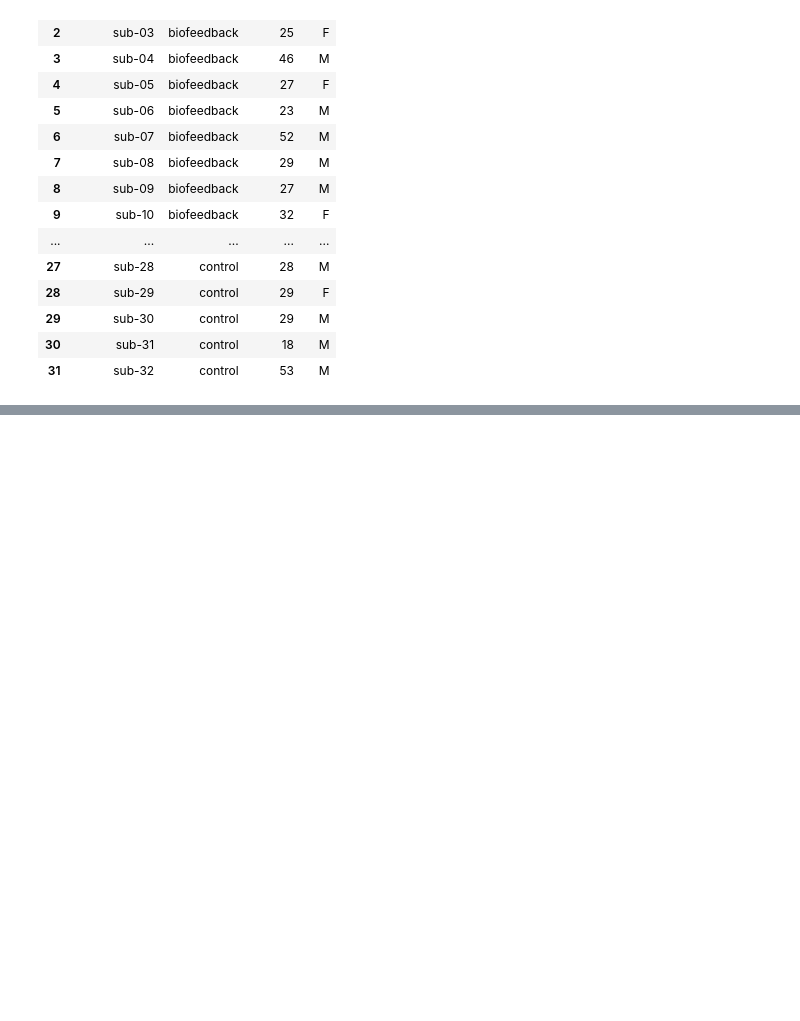
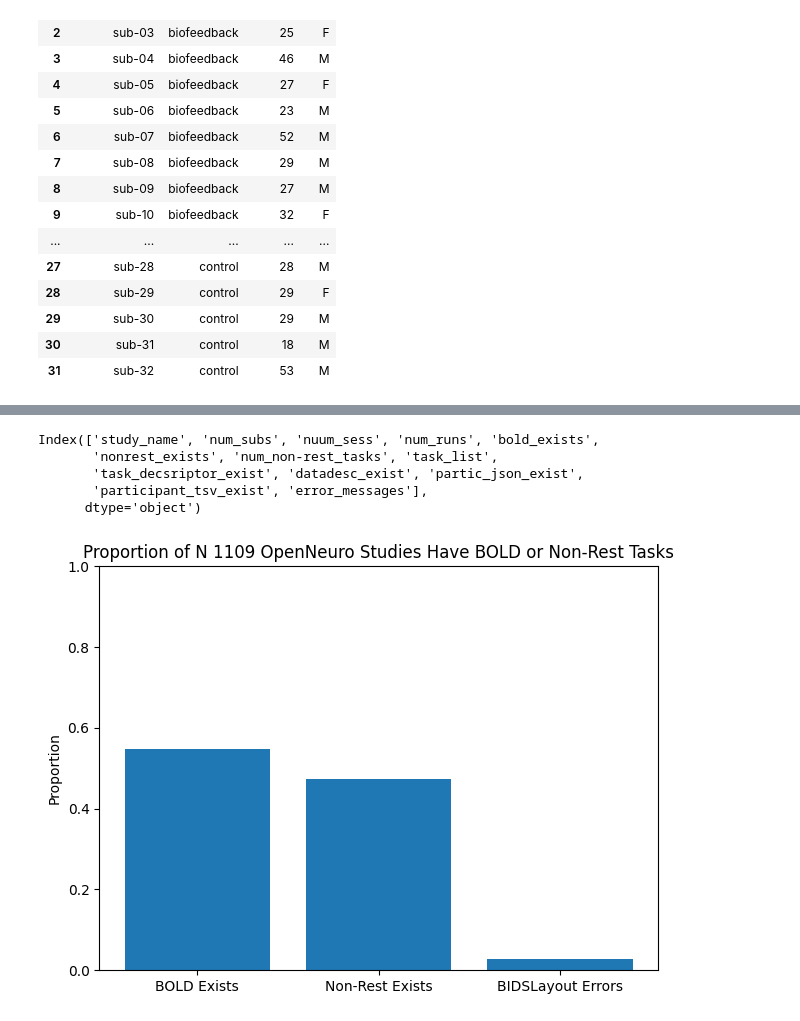
Before and after one commit to demidenm/openneuro_scrub, a Jupyter notebook: scripts/evaluating_files-values.ipynb, the cells around one changed output, grey strips where cells are left out. Cells and saved outputs as stored; diff of their text form; code cells hidden in the pictures; blank space fills up the shorter version.

```diff
--- a/scripts/evaluating_files-values.ipynb
+++ b/scripts/evaluating_files-values.ipynb
@@ -277,0 +451,3 @@ sep='\t')
+# %%
+dir_list = glob('/Users/demidenm/Desktop/Academia/Stanford/9_ResearchSci/OpenNeuro/data/openneuro/*/')
+len(dir_list)
@@ -277,0 +555,33 @@ sep='\t')
+# %%
+final_combined_df = pd.concat(combined_dataframes, ignore_index=True)
+final_study_info = pd.DataFrame(study_info_general)
+final_combined_df.to_csv('/Users/demidenm/Downloads/final_study_combined_checks.tsv', sep='\t')
+final_study_info.to_csv('/Users/demidenm/Downloads/final_study_details.tsv', sep='\t')
+# %%
+final_study_info.columns
+# %% [output]
+Index(['study_name', 'num_subs', 'nuum_sess', 'num_runs', 'bold_exists',
+       'nonrest_exists', 'num_non-rest_tasks', 'task_list',
+       'task_decsriptor_exist', 'datadesc_exist', 'partic_json_exist',
+       'participant_tsv_exist', 'error_messages'],
+      dtype='object')
+# %%
+total_n = len(final_study_info)
+bids_layouterror = final_study_info['error_messages'].notna().sum() / total_n
+bold_exists_count = final_study_info['bold_exists'].sum()
+nonrest_exists_count = final_study_info['nonrest_exists'].sum()
+nonrestbold_exists_count = final_study_info[final_study_info['bold_exists'] == True]['nonrest_exists'].sum()
+bold_proportion = bold_exists_count / total_n
+nonrest_proportion = nonrest_exists_count / total_n
+nonrestbold_proportion = nonrest_exists_count / bold_exists_count if bold_exists_count > 0 else 0
+
+plt.bar(['BOLD Exists', 'Non-Rest Exists', 'BIDSLayout Errors'], [bold_proportion, nonrest_proportion, bids_layouterror])
+plt.ylabel('Proportion')
+plt.title(f'Proportion of N {len(final_study_info)} OpenNeuro Studies Have BOLD or Non-Rest Tasks')
+plt.ylim(0, 1)
+plt.tight_layout()
+
+# Show Plot 1
+plt.show()
+# %% [output]
+[figure, added]
```
Also changed, not shown: parts of 23 cells of this notebook, 1 other file.
